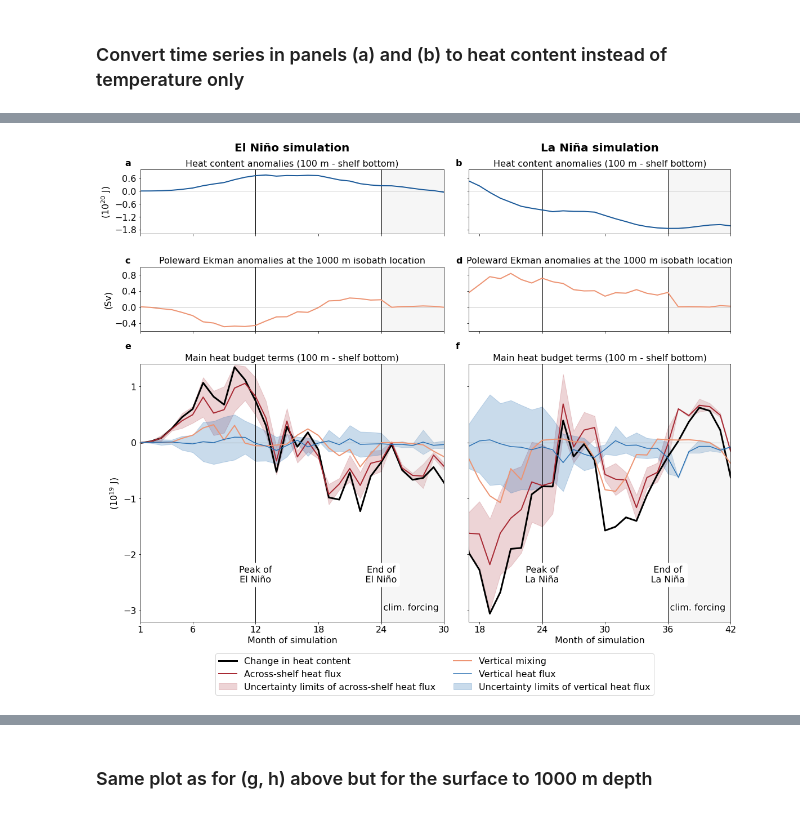
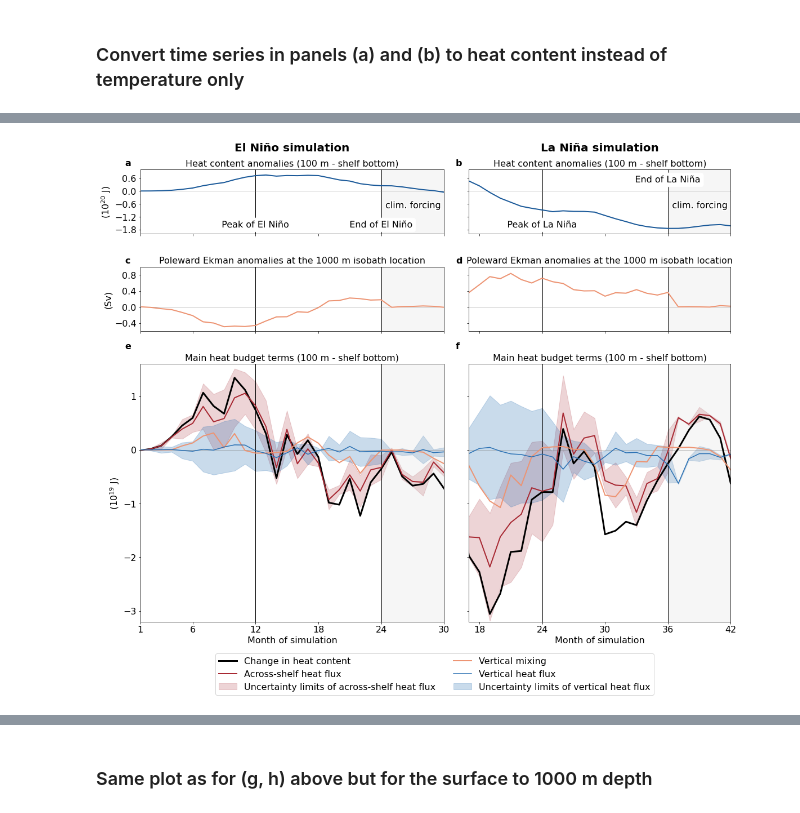
Before and after one commit to mauricehuguenin/ENSO-Antarctica_scripts, a Jupyter notebook: time_series_N34_and_simulated_N34_along_with_temps.ipynb, the cells around one changed output, grey strips where cells are left out. Cells and saved outputs as stored; diff of their text form; code cells hidden in the pictures.

```diff
--- a/time_series_N34_and_simulated_N34_along_with_temps.ipynb
+++ b/time_series_N34_and_simulated_N34_along_with_temps.ipynb
@@ -238,7 +238,7 @@ Text(0.5, 1.0, 'Cumulative mean temp anom 100-shelf bottom')
 # %%
 %%time
 # first, get climatological shelf temperature range in °C
-clim = ((temp_clim*above1000_tcells[sel_lat[0]:sel_lat[1],sel_lon[0]:sel_lon[1]]).mean('time')[depth[0],:,:] - 273.15).load()
+clim = ((temp_clim*above1000_tcells[sel_lat[0]:sel_lat[1],sel_lon[0]:sel_lon[1]]).mean('time') - 273.15).load()
 clim_range = np.nanpercentile(clim, 84.1) - np.nanpercentile(clim, 15.9)
 clim_range # the temperature range in the interquartile range, excluding those few ones with very low/high temperatures
 # Wall time: 48.6 s
@@ -343,12 +350,12 @@ for f in range(2):
     # and now the uncertainty in the horizontal heat fluxes --------------------------------------------------------------------------------------------------- #
     along_shelf_heat_flux_uncertainty = (rho_0 * C_p * (
         ((u_anom[:,depth[0]:depth[1],:,0])).interp(yu_ocean = temp_anom.yt_ocean.values, method="nearest").rename({'yu_ocean': 'yt_ocean'})) * (
-        clim_range1 / 2) * (
+        clim_range / 2) * (
         (dzt * dyt * above1000_tcells)[:,:,0]) * ( # multiply with depth * latitude length
         average_DT)).sum(['st_ocean', 'yt_ocean']) + (
         (rho_0 * C_p * (
         ((u_anom[:,depth[0]:depth[1],394:,0])).interp(yu_ocean = temp_anom.yt_ocean.values, method="nearest").rename({'yu_ocean': 'yt_ocean'})) * (
-        clim_range2 / 2) * (
+        clim_range / 2) * (
         (dzt * dyt * above1000_tcells)[:,394,0]) * ( # multiply with depth * latitude length
         average_DT)).sum(['st_ocean', 'yt_ocean'])).load()
     print('along_shelf_heat_flux_uncertainty done')
@@ -449,21 +456,21 @@ for f in [6,7]:
         plt.xlim([17, 42]); ax1.set_xticks([18, 24, 30, 36, 42]); ax1.set_yticklabels([]); # ax1.set_xticks([18, 24, 30, 36]);
         ax1.axvspan(36, 42, color=[.83, .83, .83], alpha=.2) # shade period where I applied climatological, RYF, forcing
 
-    if f in [6]: ax1.text(27, -.06, 'clim. forcing', fontsize=16, ha='center').set_path_effects([PathEffects.withStroke(linewidth=4, foreground='w')])
-    if f in [7]: ax1.text(39, -.06, 'clim. forcing', fontsize=16, ha='center').set_path_effects([PathEffects.withStroke(linewidth=4, foreground='w')])
+    if f in [6]: ax1.text(27, -.1, 'clim. forcing', fontsize=16, ha='center').set_path_effects([PathEffects.withStroke(linewidth=4, foreground='w')])
+    if f in [7]: ax1.text(39, -.1, 'clim. forcing', fontsize=16, ha='center').set_path_effects([PathEffects.withStroke(linewidth=4, foreground='w')])
     if f in [6]:
-        ax1.text(12, .055, 'Peak of\nEl Niño', fontsize=16, ha='center', rotation=0, c='k', bbox=dict(boxstyle="round", ec='w',fc='w')
+        ax1.text(11, .17, 'Peak of\nEl Niño', fontsize=16, ha='center', rotation=0, c='k', bbox=dict(boxstyle="round", ec='w',fc='w')
                 ).set_path_effects([PathEffects.withStroke(linewidth=4, foreground='w')])
-        ax1.text(24, .055, 'End of\nEl Niño', fontsize=16, ha='center', rotation=0, c='k', bbox=dict(boxstyle="round", ec='w',fc='w')
+        ax1.text(24, .16, 'End of\nEl Niño', fontsize=16, ha='center', rotation=0, c='k', bbox=dict(boxstyle="round", ec='w',fc='w')
                 ).set_path_effects([PathEffects.withStroke(linewidth=4, foreground='w')])
     if f in [7]:
-        ax1.text(24, -.055, 'Peak of\nLa Niña', fontsize=16, ha='center', rotation=0, c='k', bbox=dict(boxstyle="round", ec='w',fc='w')
+        ax1.text(24, -.16, 'Peak of\nLa Niña', fontsize=16, ha='center', rotation=0, c='k', bbox=dict(boxstyle="round", ec='w',fc='w')
                 ).set_path_effects([PathEffects.withStroke(linewidth=4, foreground='w')])
-        ax1.text(36,  .055, 'End of\nLa Niña', fontsize=16, ha='center', rotation=0, c='k', bbox=dict(boxstyle="round", ec='w',fc='w')
+        ax1.text(36,  .16, 'End of\nLa Niña', fontsize=16, ha='center', rotation=0, c='k', bbox=dict(boxstyle="round", ec='w',fc='w')
                 ).set_path_effects([PathEffects.withStroke(linewidth=4, foreground='w')])
     if f in [6, 7]:
         ax1.set_xlabel('Month of simulation', color='k', fontsize=16) # x-axis label
-        plt.ylim([-.08,.07])
+        plt.ylim([-.22,.22])
 
     # specifics for all subplots
     plt.title(title_str, fontsize=16)
@@ -1316,23 +1323,23 @@ for f in [2,3,4,5,6,7]:
     if f in [3,5,7]: ax1.axvspan(36, 42, color=[.83, .83, .83], alpha=.2) # shade period where I applied climatological, RYF, forcing
 
 
-    if f in [6]:
-        ax1.text(12, -2.5, 'Peak of\nEl Niño', fontsize=16, ha='center', rotation=0, c='k', bbox=dict(boxstyle="round", ec='w',fc='w')
+    if f in [2]:
+        ax1.text(12, -1.7, 'Peak of El Niño', fontsize=16, ha='center', rotation=0, c='k', bbox=dict(boxstyle="round", ec='w',fc='w')
                 ).set_path_effects([PathEffects.withStroke(linewidth=4, foreground='w')])
-        ax1.text(24, -2.5, 'End of\nEl Niño', fontsize=16, ha='center', rotation=0, c='k', bbox=dict(boxstyle="round", ec='w',fc='w')
+        ax1.text(24, -1.7, 'End of El Niño', fontsize=16, ha='center', rotation=0, c='k', bbox=dict(boxstyle="round", ec='w',fc='w')
                 ).set_path_effects([PathEffects.withStroke(linewidth=4, foreground='w')])
-        ax1.text(24.2, -3, 'clim. forcing', fontsize=16, ha='left').set_path_effects([PathEffects.withStroke(linewidth=4, foreground='w')])
+        ax1.text(24.4, -.8, 'clim. forcing', fontsize=16, ha='left').set_path_effects([PathEffects.withStroke(linewidth=4, foreground='w')])
         # ax1.annotate('', xy=(27, -2.6), xytext=(24.1, -2.6),xycoords='data', size=20,arrowprops=dict(facecolor='grey', ec = 'none',arrowstyle="fancy"))
-    if f in [7]:
-        ax1.text(24, -2.5, 'Peak of\nLa Niña', fontsize=16, ha='center', rotation=0, c='k', bbox=dict(boxstyle="round", ec='w',fc='w')
+    if f in [3]:
+        ax1.text(24, -.4, 'Peak of La Niña', fontsize=16, ha='center', rotation=0, c='k', bbox=dict(boxstyle="round", ec='w',fc='w')
                 ).set_path_effects([PathEffects.withStroke(linewidth=4, foreground='w')])
-        ax1.text(36, -2.5, 'End of\nLa Niña', fontsize=16, ha='center', rotation=0, c='k', bbox=dict(boxstyle="round", ec='w',fc='w')
+        ax1.text(36, .4, 'End of La Niña', fontsize=16, ha='center', rotation=0, c='k', bbox=dict(boxstyle="round", ec='w',fc='w')
                 ).set_path_effects([PathEffects.withStroke(linewidth=4, foreground='w')])
-        ax1.text(36.2, -3, 'clim. forcing', fontsize=16, ha='left').set_path_effects([PathEffects.withStroke(linewidth=4, foreground='w')])
+        ax1.text(36.4, -.8, 'clim. forcing', fontsize=16, ha='left').set_path_effects([PathEffects.withStroke(linewidth=4, foreground='w')])
         # ax1.annotate('', xy=(27, -2.6), xytext=(24.1, -2.6),xycoords='data', size=20,arrowprops=dict(facecolor='grey', ec = 'none',arrowstyle="fancy"))
     if f in [6, 7]:
         ax1.set_xlabel('Month of simulation', color='k', fontsize=16) # x-axis label
-        plt.ylim([-3.2,1.4])
+        plt.ylim([-3.2,1.6])
 
     # specifics for all subplots
     plt.title(title_str, fontsize=16)
@@ -1355,4 +1362,4 @@ Wall time: 2.19 s
-[figure, old version]
+[figure, new version]
 # %%
 %%time
 filename= 'Comparison_simulated_N34_and_JRA55-do'
```
Also changed, not shown: parts of 26 cells of this notebook, 1 other file.
